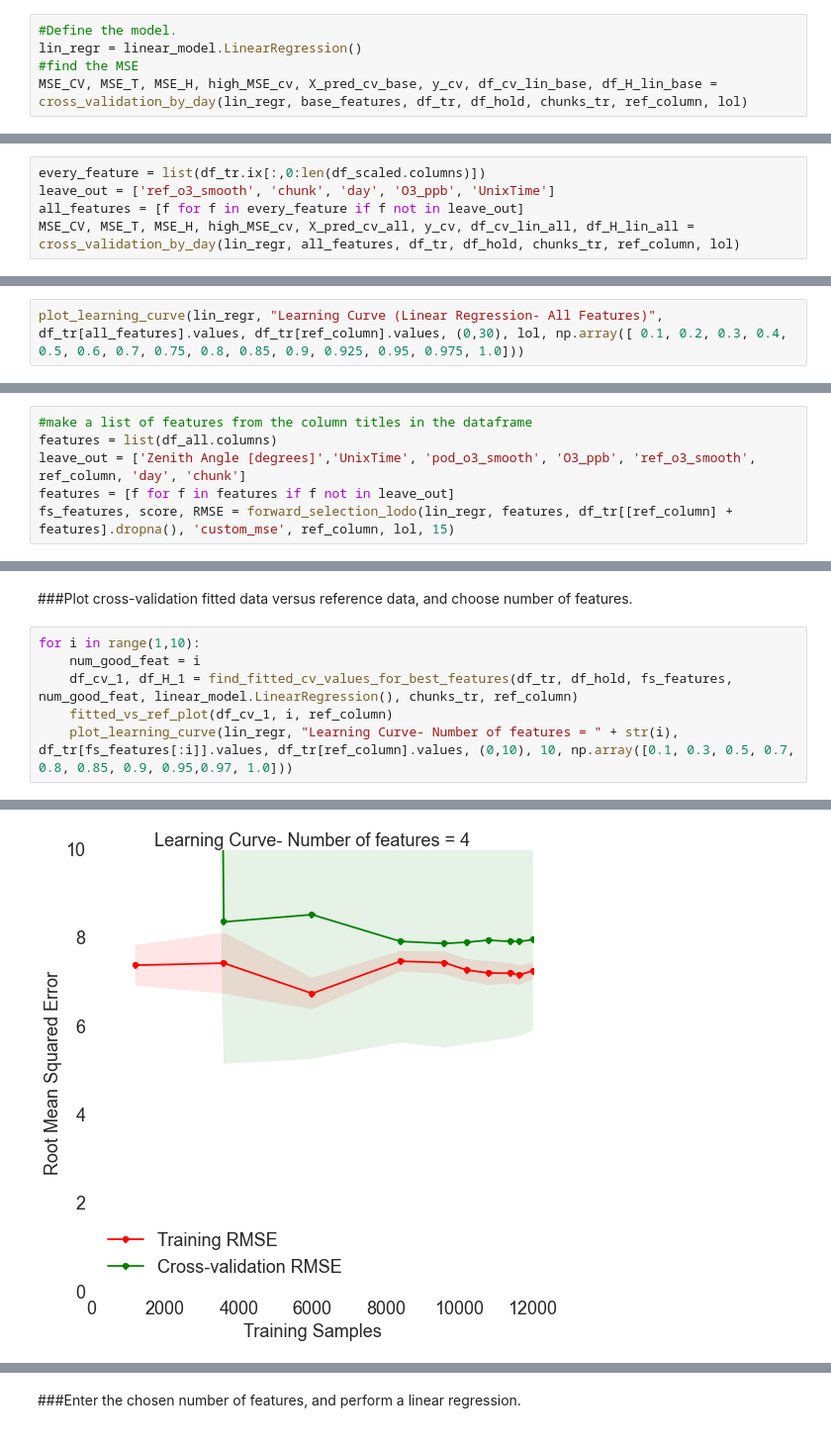
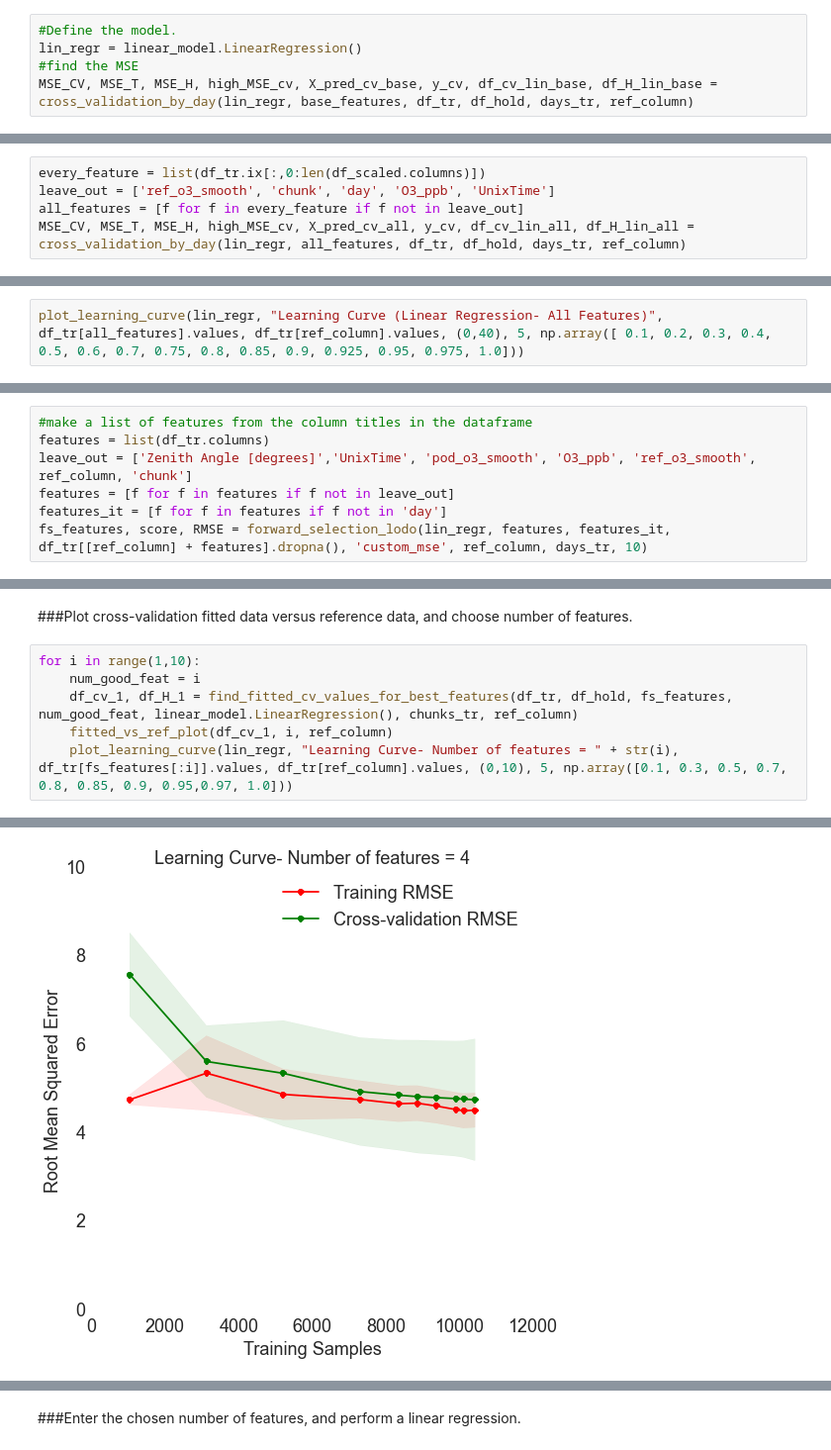
Before and after one commit to balmandhunter/Regressions_machine_learning, a Jupyter notebook: CAMP_calibrations.ipynb, the cells around one changed output, grey strips where cells are left out. Shown at 99% size. Saved outputs shown, nothing was run; the diff lists cells and outputs as text.

```diff
--- a/CAMP_calibrations.ipynb
+++ b/CAMP_calibrations.ipynb
@@ -69,5 +65,5 @@ sns.corrplot(df_tr[[ref_column] + base_features], annot=True, sig_stars=False,
 #Define the model.
 lin_regr = linear_model.LinearRegression()
 #find the MSE
-MSE_CV, MSE_T, MSE_H, high_MSE_cv, X_pred_cv_base, y_cv, df_cv_lin_base, df_H_lin_base = cross_validation_by_day(lin_regr, base_features, df_tr, df_hold, chunks_tr, ref_column, lol)
+MSE_CV, MSE_T, MSE_H, high_MSE_cv, X_pred_cv_base, y_cv, df_cv_lin_base, df_H_lin_base = cross_validation_by_day(lin_regr, base_features, df_tr, df_hold, days_tr, ref_column)
 # %% [output]
@@ -108,5 +104,5 @@ resid = plot_resid_vs_conc(df_cv_lin_base, ref_column)
 every_feature = list(df_tr.ix[:,0:len(df_scaled.columns)])
 leave_out = ['ref_o3_smooth', 'chunk', 'day', 'O3_ppb', 'UnixTime']
 all_features = [f for f in every_feature if f not in leave_out]
-MSE_CV, MSE_T, MSE_H, high_MSE_cv, X_pred_cv_all, y_cv, df_cv_lin_all, df_H_lin_all = cross_validation_by_day(lin_regr, all_features, df_tr, df_hold, chunks_tr, ref_column, lol)
+MSE_CV, MSE_T, MSE_H, high_MSE_cv, X_pred_cv_all, y_cv, df_cv_lin_all, df_H_lin_all = cross_validation_by_day(lin_regr, all_features, df_tr, df_hold, days_tr, ref_column)
 # %% [output]
@@ -123,6 +119,6 @@ plot_hist(y_cv, X_pred_cv_all, 'reference')
 # %% [markdown]
 ####Plot a learning curve with all features.
 # %%
-plot_learning_curve(lin_regr, "Learning Curve (Linear Regression- All Features)", df_tr[all_features].values, df_tr[ref_column].values, (0,30), lol, np.array([ 0.1, 0.2, 0.3, 0.4, 0.5, 0.6, 0.7, 0.75, 0.8, 0.85, 0.9, 0.925, 0.95, 0.975, 1.0]))
+plot_learning_curve(lin_regr, "Learning Curve (Linear Regression- All Features)", df_tr[all_features].values, df_tr[ref_column].values, (0,40), 5, np.array([ 0.1, 0.2, 0.3, 0.4, 0.5, 0.6, 0.7, 0.75, 0.8, 0.85, 0.9, 0.925, 0.95, 0.975, 1.0]))
 # %% [output]
 <module 'matplotlib.pyplot' from '/Library/Frameworks/Python.framework/Versions/2.7/lib/python2.7/site-packages/matplotlib/pyplot.pyc'>
@@ -146,8 +142,9 @@ resid = plot_resid_vs_conc(df_cv_lin_all, ref_column)
 ####Declare rather you want to use MSE or a custom error function:
 # %%
 #make a list of features from the column titles in the dataframe
-features = list(df_all.columns)
-leave_out = ['Zenith Angle [degrees]','UnixTime', 'pod_o3_smooth', 'O3_ppb', 'ref_o3_smooth', ref_column, 'day', 'chunk']
+features = list(df_tr.columns)
+leave_out = ['Zenith Angle [degrees]','UnixTime', 'pod_o3_smooth', 'O3_ppb', 'ref_o3_smooth', ref_column, 'chunk']
 features = [f for f in features if f not in leave_out]
-fs_features, score, RMSE = forward_selection_lodo(lin_regr, features, df_tr[[ref_column] + features].dropna(), 'custom_mse', ref_column, lol, 15)
+features_it = [f for f in features if f not in 'day']
+fs_features, score, RMSE = forward_selection_lodo(lin_regr, features, features_it, df_tr[[ref_column] + features].dropna(), 'custom_mse', ref_column, days_tr, 10)
 # %% [output]
@@ -182,5 +172,5 @@ for i in range(1,10):
     num_good_feat = i
     df_cv_1, df_H_1 = find_fitted_cv_values_for_best_features(df_tr, df_hold, fs_features, num_good_feat, linear_model.LinearRegression(), chunks_tr, ref_column)
     fitted_vs_ref_plot(df_cv_1, i, ref_column)
-    plot_learning_curve(lin_regr, "Learning Curve- Number of features = " + str(i), df_tr[fs_features[:i]].values, df_tr[ref_column].values, (0,10), 10, np.array([0.1, 0.3, 0.5, 0.7, 0.8, 0.85, 0.9, 0.95,0.97, 1.0]))
+    plot_learning_curve(lin_regr, "Learning Curve- Number of features = " + str(i), df_tr[fs_features[:i]].values, df_tr[ref_column].values, (0,10), 5, np.array([0.1, 0.3, 0.5, 0.7, 0.8, 0.85, 0.9, 0.95,0.97, 1.0]))
 # %% [output]
@@ -194 +184 @@ for i in range(1,10):
-[figure, old version]
+[figure, new version]
```
Also changed, not shown: parts of 16 cells of this notebook, 2 other files.
